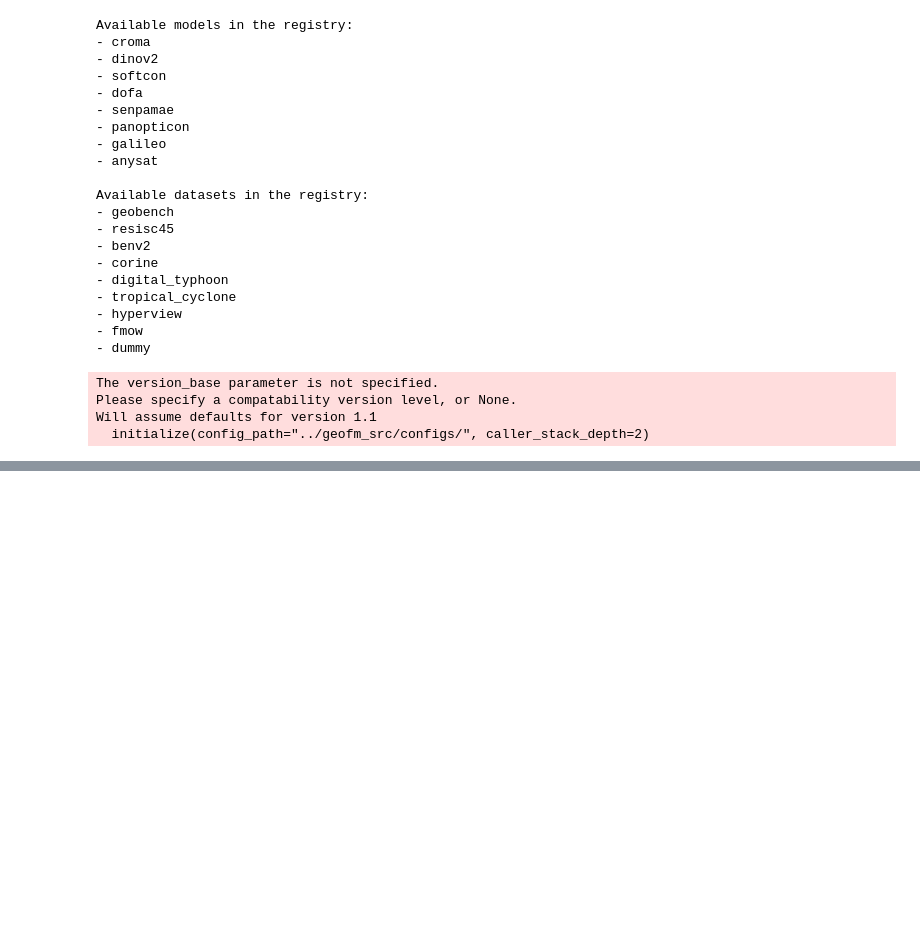
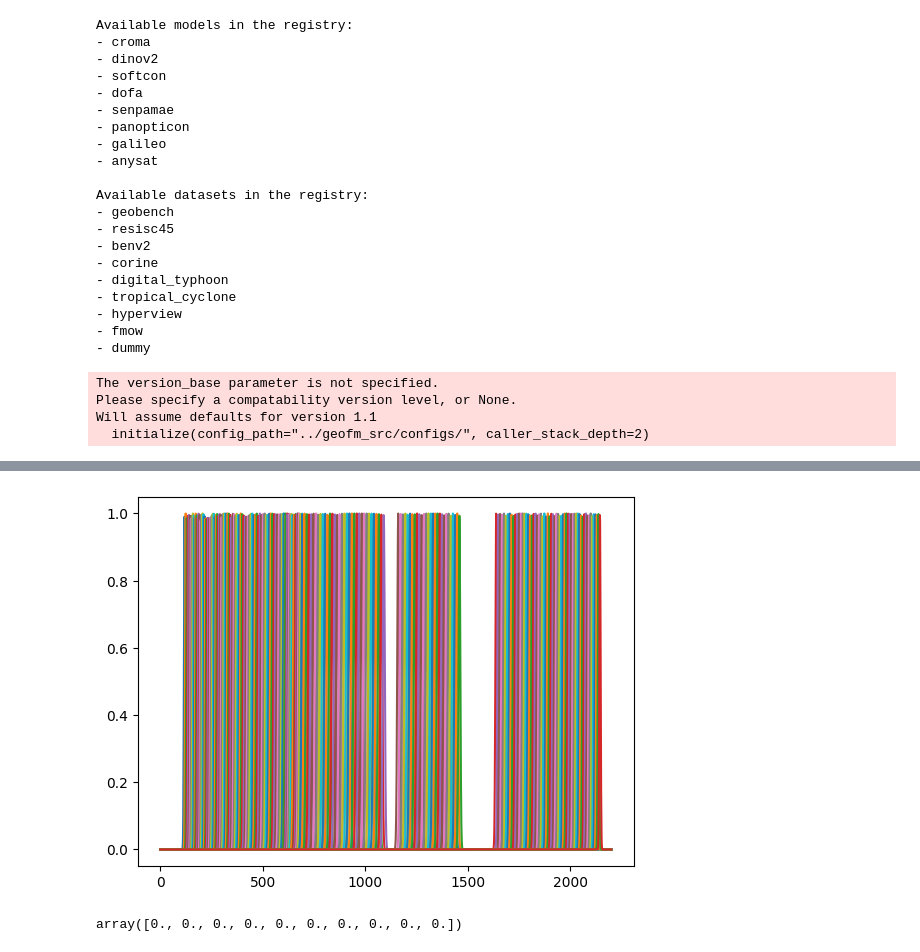
Before and after one commit to ando-shah/fm-playground, a Jupyter notebook: notebooks/test_senpamae.ipynb, the cells around one changed output, grey strips where cells are left out. Saved outputs shown, nothing was run; the diff lists cells and outputs as text; code cells hidden in the pictures; blank space fills up the shorter version.

```diff
--- a/notebooks/test_senpamae.ipynb
+++ b/notebooks/test_senpamae.ipynb
@@ -199,0 +252,11 @@ AssertionError: Band GSDs size 5 not equal to 4 channels
+# %%
+import matplotlib.pyplot as plt
+for i in range(len(rfs[0])):
+    plt.plot(rfs[:,i])
+plt.show()
+# %% [output]
+[figure, added]
+# %%
+rfs[0]
+# %% [output]
+array([0., 0., 0., 0., 0., 0., 0., 0., 0., 0.])
```
Also changed, not shown: parts of 9 cells of this notebook, 3 other files.
